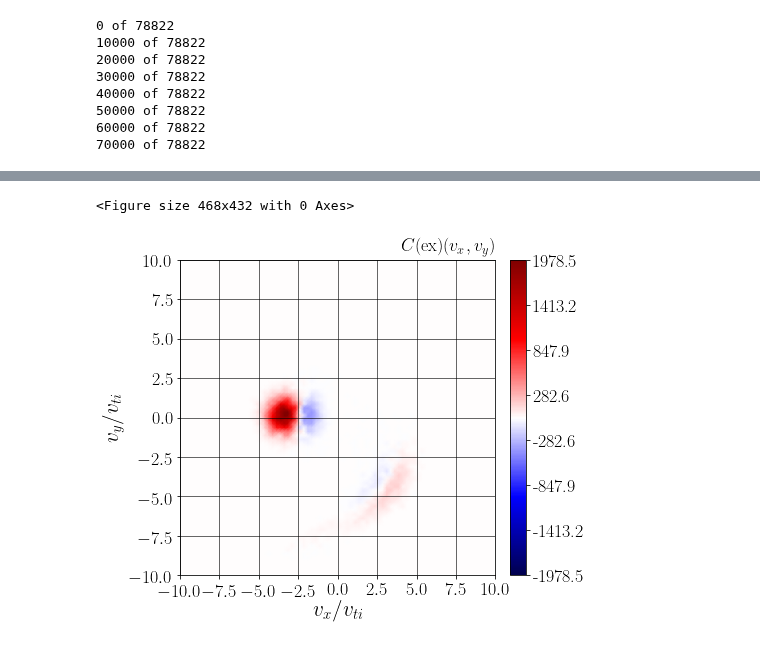
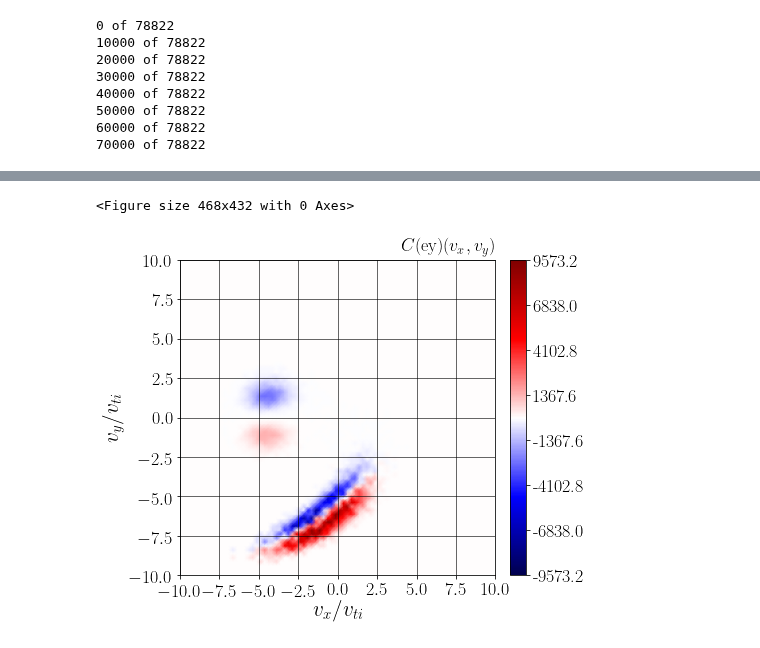
Before and after one commit to collinrbr/FPCAnalysis, a Jupyter notebook: dHybridR.ipynb, the cells around one changed output, grey strips where cells are left out. Drawn from its saved outputs; the diff is of its cells as text; code cells hidden in the pictures.

Commit message:
progress on using cprime

```diff
--- a/dHybridR.ipynb
+++ b/dHybridR.ipynb
@@ -570,3 +570,5 @@ importlib.reload(pltvv)
 # %%
 vmax = 10
 dv = .25
+# %%
+dparticles = ft.shift_particles(dparticles,vshock)
@@ -573,5 +579,5 @@ dv = .25
 # %%
-cprime, CprimeEx, vx, vy, vz = fpc.compute_cprime(dparticles,dfields,'ex',vmax,dv)
+cprime, CprimeEy, vx, vy, vz = fpc.compute_cprime(dparticles,dfields,'ey',vmax,dv)
 # %% [output]
 0 of 78822
 10000 of 78822
@@ -604,11 +590,11 @@ array([[[0., 0., 0., ..., 0., 0., 0.],
 # %%
-CEx = fpc.compute_cor_from_cprime(CprimeEx,vx,vy,vz,dv,'x')
+CEy = fpc.compute_cor_from_cprime(CprimeEy,vx,vy,vz,dv,'y')
 # %%
-CEx_xy = ao.array_3d_to_2d(CEx,'xy')
+CEy_xy = ao.array_3d_to_2d(CEy,'xy')
 # %%
 vx_xy, vy_xy = ao.mesh_3d_to_2d(vx,vy,vz,'xy')
 # %%
-pltvv.plot_velsig(vy_xy,vx_xy,vmax,CEx_xy,'ex',flnm = '',ttl='')
+pltvv.plot_velsig(vy_xy,vx_xy,vmax,CEy_xy,'ey',flnm = '',ttl='')
 # %% [output]
 <Figure size 468x432 with 0 Axes>
-[figure, old version]
+[figure, new version]
```
Also changed, not shown: parts of 2 cells of this notebook, 2 other files.
